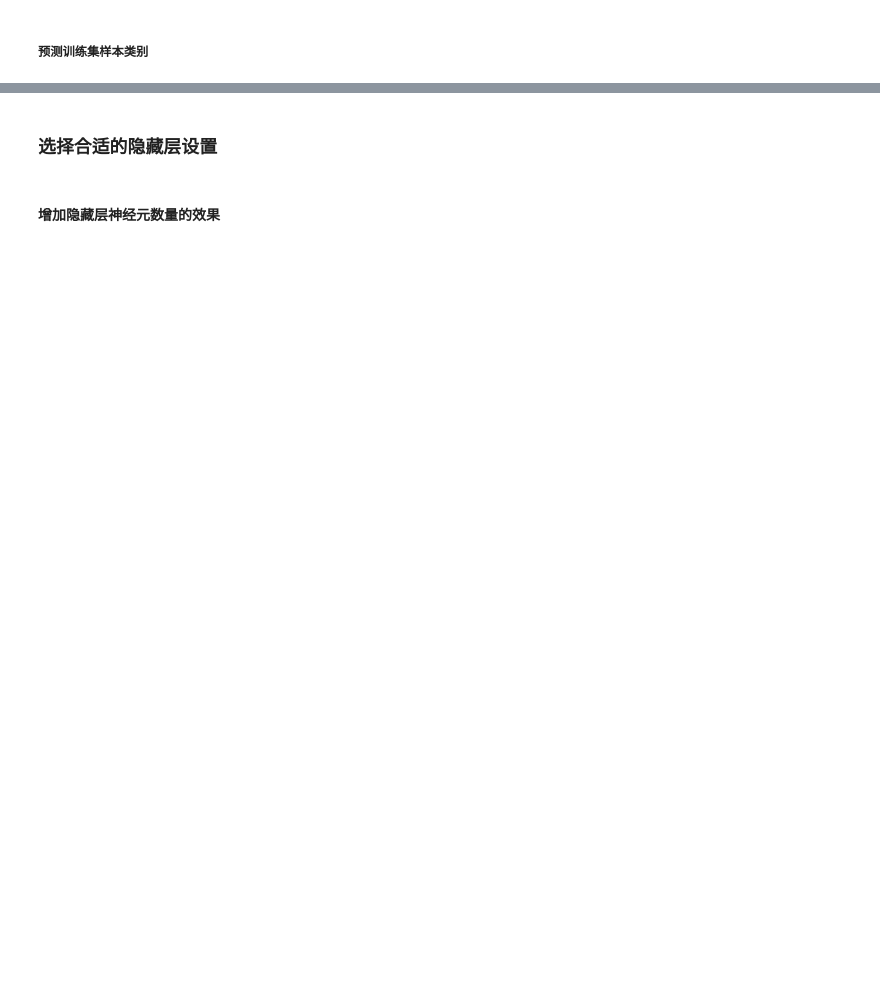
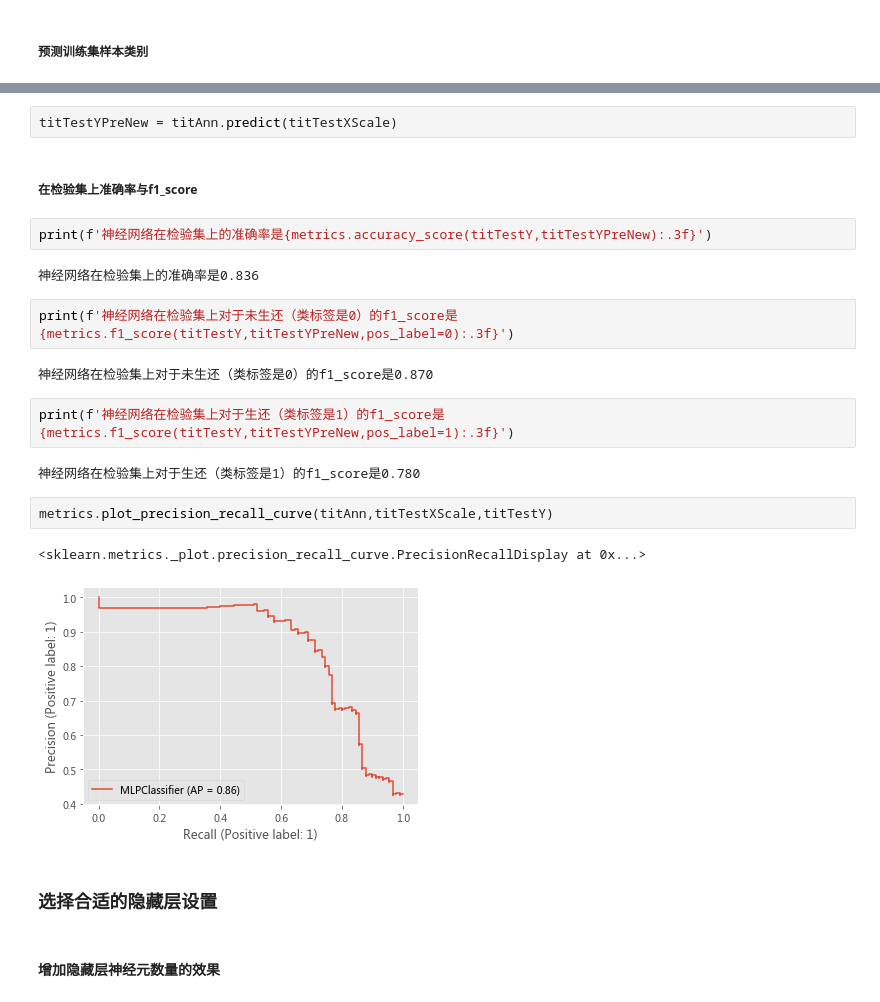
Before and after one commit to christinemu/biz-mining, a Jupyter notebook: ANN.ipynb, the cells around one changed output, grey strips where cells are left out. Cells and saved outputs as stored; diff of their text form; blank space fills up the shorter version.

```diff
--- a/ANN.ipynb
+++ b/ANN.ipynb
@@ -647,3 +669,24 @@ print(f'神经网络在训练集上对于生还（类标签是1）的f1_score是
+# %%
+titTestYPreNew = titAnn.predict(titTestXScale)
+# %% [markdown]
+##### 在检验集上准确率与f1_score
+# %%
+print(f'神经网络在检验集上的准确率是{metrics.accuracy_score(titTestY,titTestYPreNew):.3f}')
+# %% [output]
+神经网络在检验集上的准确率是0.836
+# %%
+print(f'神经网络在检验集上对于未生还（类标签是0）的f1_score是{metrics.f1_score(titTestY,titTestYPreNew,pos_label=0):.3f}')
+# %% [output]
+神经网络在检验集上对于未生还（类标签是0）的f1_score是0.870
+# %%
+print(f'神经网络在检验集上对于生还（类标签是1）的f1_score是{metrics.f1_score(titTestY,titTestYPreNew,pos_label=1):.3f}')
+# %% [output]
+神经网络在检验集上对于生还（类标签是1）的f1_score是0.780
+# %%
+metrics.plot_precision_recall_curve(titAnn,titTestXScale,titTestY)
+# %% [output]
+<sklearn.metrics._plot.precision_recall_curve.PrecisionRecallDisplay at 0x...>
+[figure, added]
 # %% [markdown]
 ### 选择合适的隐藏层设置
 # %% [markdown]
```
Also changed, not shown: parts of 84 cells of this notebook.
